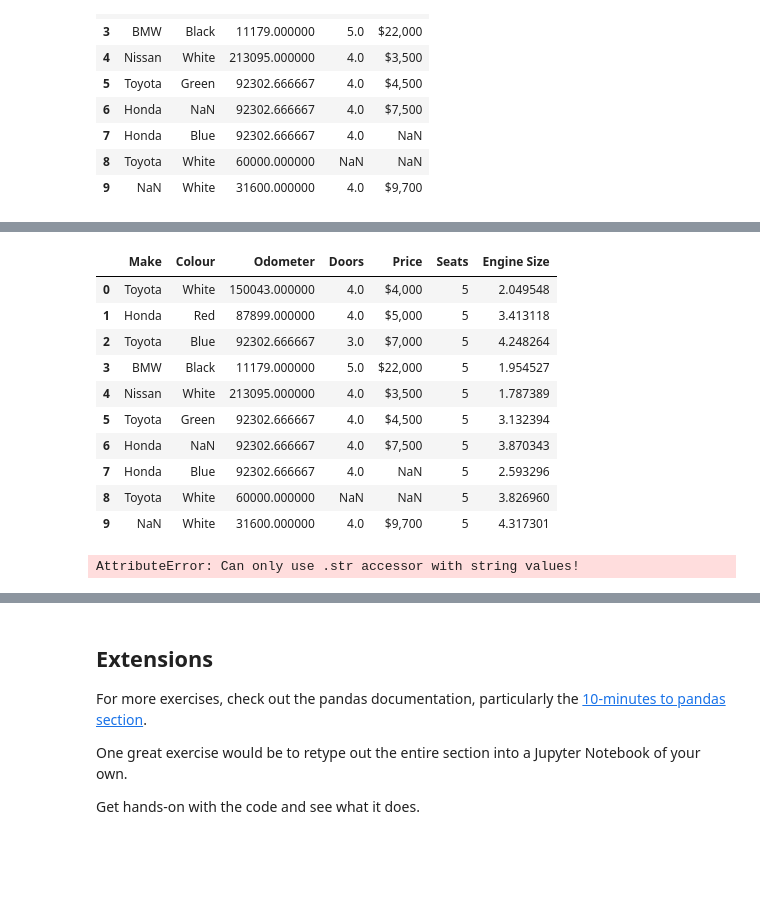
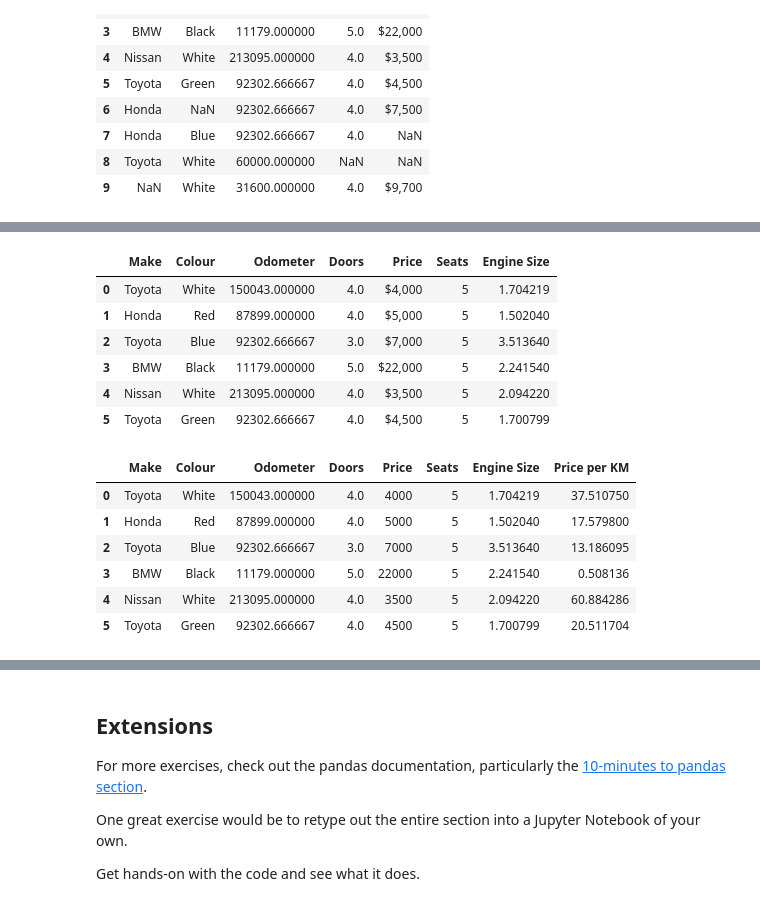
Before and after one commit to AryanK1511/Machine-Learning-and-Data-Science-Bootcamp, a Jupyter notebook: 002-Pandas_Data_Analysis/pandas-exercises.ipynb, the cells around one changed output, grey strips where cells are left out. Cells and saved outputs as stored; diff of their text form; code cells hidden in the pictures; blank space fills up the shorter version.

```diff
--- a/002-Pandas_Data_Analysis/pandas-exercises.ipynb
+++ b/002-Pandas_Data_Analysis/pandas-exercises.ipynb
@@ -277,9 +288,9 @@ car_sales
 # %%
 # Import the car sales DataFrame with missing data ("../data/car-sales-missing-data.csv")
-missing_car_sales = pd.read_csv("./assets/car-sales-missing-data.csv")
+car_sales_missing = pd.read_csv("assets/car-sales-missing-data.csv")
 
 # Check out the new DataFrame
-missing_car_sales
+car_sales_missing
 # %% [output]
 |  | Make | Colour | Odometer | Doors | Price |
 | 0 | Toyota | White | 150043.0 | 4.0 | $4,000 |
@@ -294,6 +305,6 @@ missing_car_sales
 | 9 | NaN | White | 31600.0 | 4.0 | $9,700 |
 # %%
 # Fill the Odometer column missing values with the mean of the column inplace
-missing_car_sales["Odometer"].fillna(missing_car_sales["Odometer"].mean(), inplace=True)
+car_sales_missing["Odometer"] = car_sales_missing["Odometer"].fillna(car_sales_missing["Odometer"].mean())
 # %%
 # View the car sales missing DataFrame and verify the changes
@@ -312,4 +323,4 @@ missing_car_sales
 | 9 | NaN | White | 31600.000000 | 4.0 | $9,700 |
 # %%
 # Remove the rest of the missing data inplace
-missing_car_sales.dropna()
+car_sales_missing.dropna(inplace=True)
@@ -341,4 +338,3 @@ We'll now start to add columns to our DataFrame.
 # %%
 # Create a "Seats" column where every row has a value of 5
-missing_car_sales["Seats"] = 5
-missing_car_sales
+car_sales_missing["Seats"] = 5
@@ -357,25 +341,33 @@ missing_car_sales
 # %%
 # Create a column called "Engine Size" with random values between 1.3 and 4.5
 # Remember: If you're doing it from a Python list, the list has to be the same length
 # as the DataFrame
-import numpy as np
-missing_car_sales["Engine Size"] = np.random.uniform(1.3, 4.5, len(car_sales))
-missing_car_sales
+import random
+
+def generate_random_value(min_value, max_value):
+    return random.uniform(min_value, max_value)
+
+car_sales_missing["Engine Size"] = car_sales_missing.apply(lambda row: generate_random_value(1.3, 4.5), axis = 1)
+car_sales_missing
 # %% [output]
 |  | Make | Colour | Odometer | Doors | Price | Seats | Engine Size |
-| 0 | Toyota | White | 150043.000000 | 4.0 | $4,000 | 5 | 2.049548 |
-| 1 | Honda | Red | 87899.000000 | 4.0 | $5,000 | 5 | 3.413118 |
-| 2 | Toyota | Blue | 92302.666667 | 3.0 | $7,000 | 5 | 4.248264 |
-| 3 | BMW | Black | 11179.000000 | 5.0 | $22,000 | 5 | 1.954527 |
-| 4 | Nissan | White | 213095.000000 | 4.0 | $3,500 | 5 | 1.787389 |
-| 5 | Toyota | Green | 92302.666667 | 4.0 | $4,500 | 5 | 3.132394 |
-| 6 | Honda | NaN | 92302.666667 | 4.0 | $7,500 | 5 | 3.870343 |
-| 7 | Honda | Blue | 92302.666667 | 4.0 | NaN | 5 | 2.593296 |
-| 8 | Toyota | White | 60000.000000 | NaN | NaN | 5 | 3.826960 |
-| 9 | NaN | White | 31600.000000 | 4.0 | $9,700 | 5 | 4.317301 |
+| 0 | Toyota | White | 150043.000000 | 4.0 | $4,000 | 5 | 1.704219 |
+| 1 | Honda | Red | 87899.000000 | 4.0 | $5,000 | 5 | 1.502040 |
+| 2 | Toyota | Blue | 92302.666667 | 3.0 | $7,000 | 5 | 3.513640 |
+| 3 | BMW | Black | 11179.000000 | 5.0 | $22,000 | 5 | 2.241540 |
+| 4 | Nissan | White | 213095.000000 | 4.0 | $3,500 | 5 | 2.094220 |
+| 5 | Toyota | Green | 92302.666667 | 4.0 | $4,500 | 5 | 1.700799 |
 # %%
 # Create a column which represents the price of a car per kilometer
 # Then view the DataFrame
-missing_car_sales['Price'] = missing_car_sales['Price'].str.replace(r'[\$,]', '', regex=True).astype(float)
+car_sales_missing["Price"] = car_sales_missing["Price"].str.replace(r'\D', '', regex=True).astype(int)
+car_sales_missing["Price per KM"] = car_sales_missing["Odometer"] / car_sales_missing["Price"]
+car_sales_missing
 # %% [output]
-AttributeError: Can only use .str accessor with string values!
+|  | Make | Colour | Odometer | Doors | Price | Seats | Engine Size | Price per KM |
+| 0 | Toyota | White | 150043.000000 | 4.0 | 4000 | 5 | 1.704219 | 37.510750 |
+| 1 | Honda | Red | 87899.000000 | 4.0 | 5000 | 5 | 1.502040 | 17.579800 |
+| 2 | Toyota | Blue | 92302.666667 | 3.0 | 7000 | 5 | 3.513640 | 13.186095 |
+| 3 | BMW | Black | 11179.000000 | 5.0 | 22000 | 5 | 2.241540 | 0.508136 |
+| 4 | Nissan | White | 213095.000000 | 4.0 | 3500 | 5 | 2.094220 | 60.884286 |
+| 5 | Toyota | Green | 92302.666667 | 4.0 | 4500 | 5 | 1.700799 | 20.511704 |
```
Also changed, not shown: parts of 34 cells of this notebook, 1 other file.
